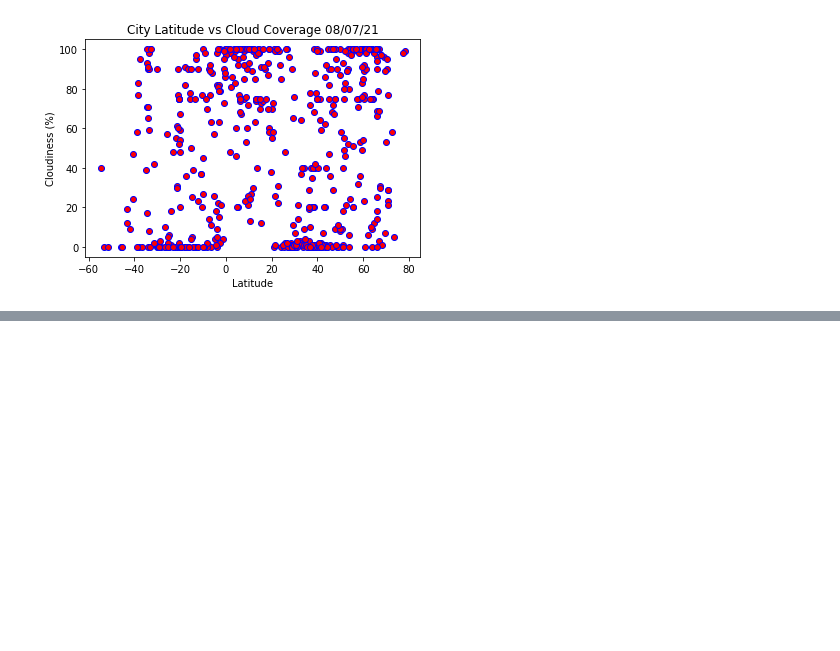
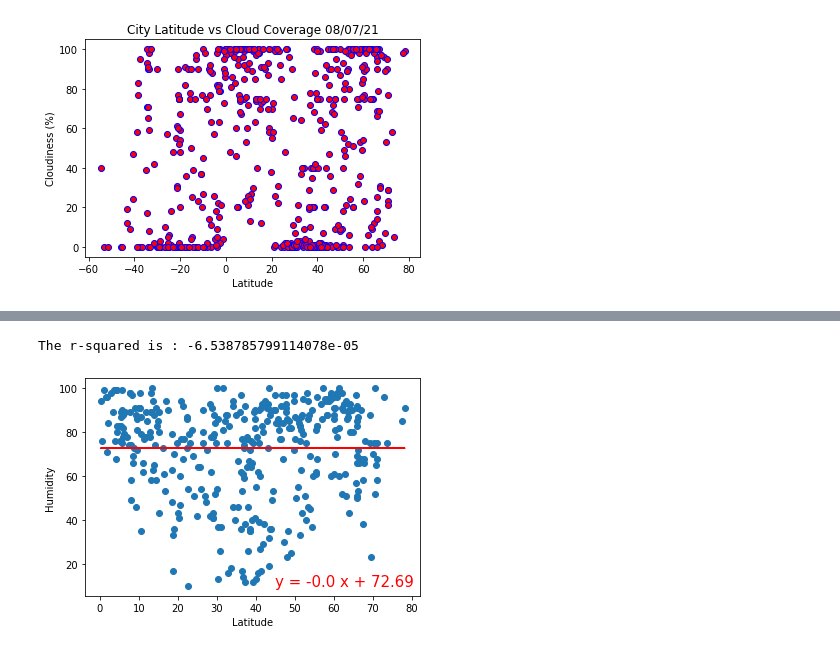
Before and after one commit to KristianSHamilton/api-challenge, a Jupyter notebook: WeatherPy/WeatherPy.ipynb, the cells around one changed output, grey strips where cells are left out. Saved outputs shown, nothing was run; the diff lists cells and outputs as text; code cells hidden in the pictures; blank space fills up the shorter version.

```diff
--- a/WeatherPy/WeatherPy.ipynb
+++ b/WeatherPy/WeatherPy.ipynb
@@ -140,0 +175,8 @@ plt.show()
+# %%
+#northern hemisphere - Lat vs Humidity
+x_values = north_df["Latitude:"]
+y_values = north_df["Humidity:"]
+plotLinearRegression(x_values, y_values, "Humidity", (45,10))
+# %% [output]
+The r-squared is : -6.538785799114078e-05
+[figure, added]
```
Also changed, not shown: parts of 10 cells of this notebook.
